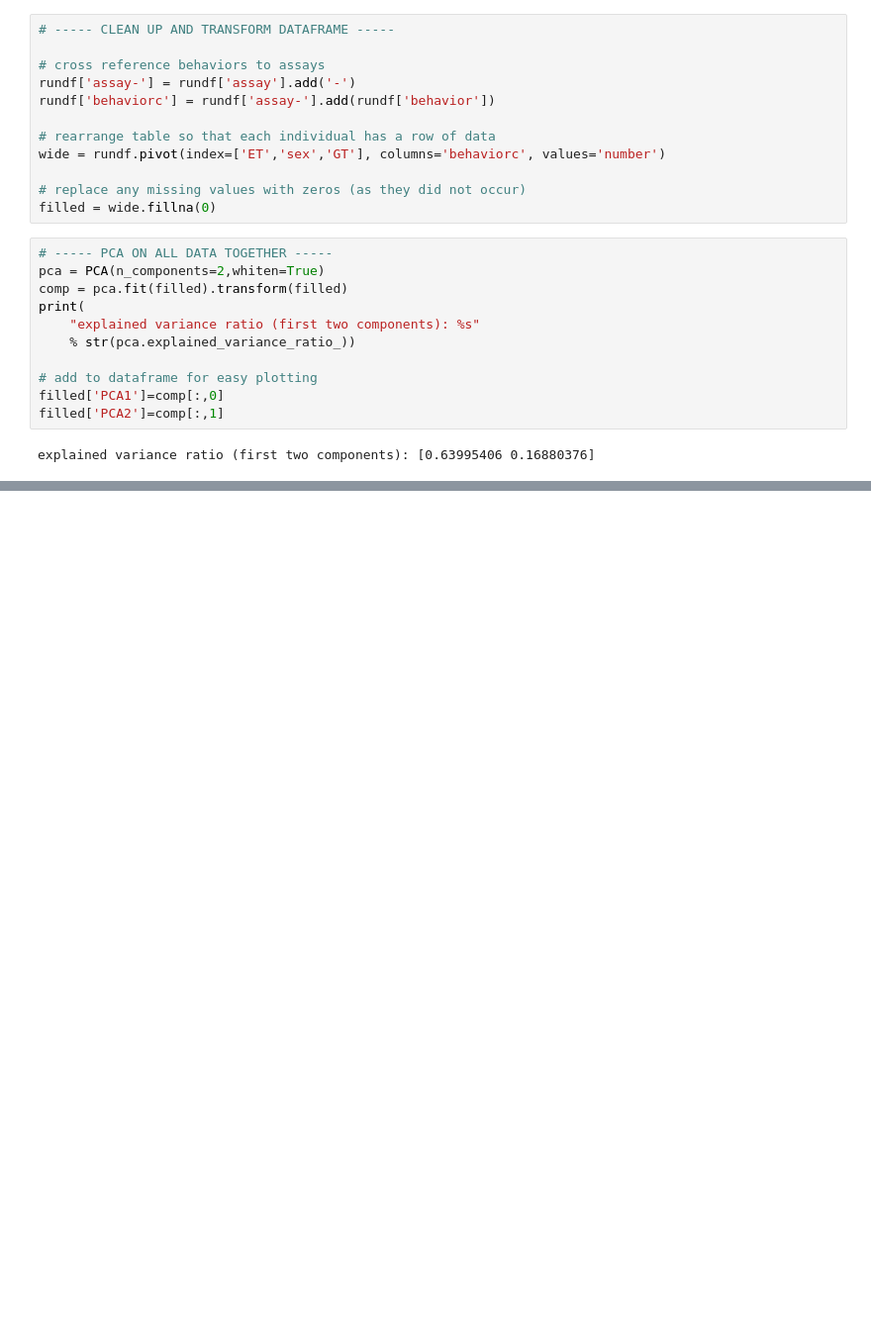
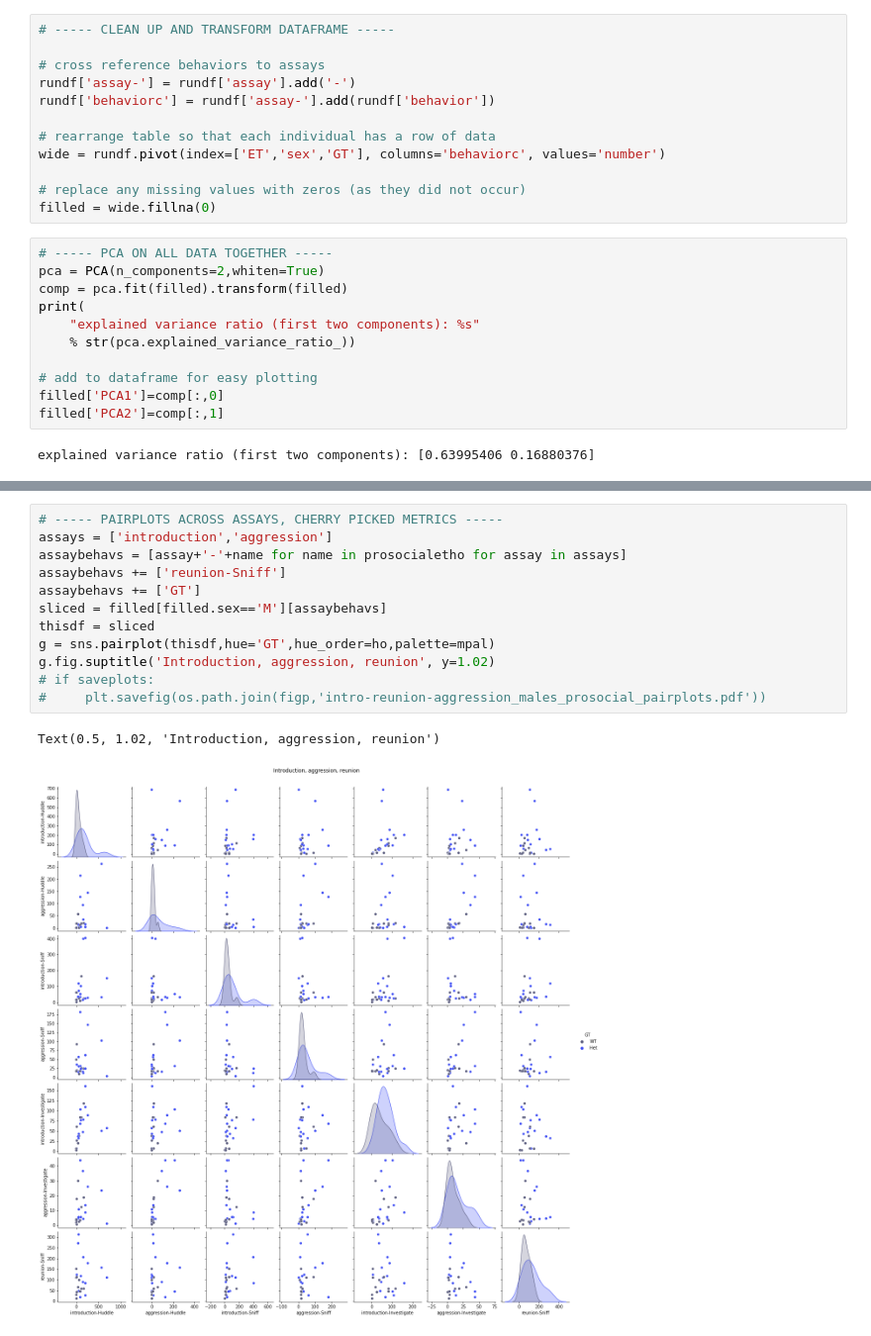
Before and after one commit to nhoglen/scn2a-paper-GWJSNH-code, a Jupyter notebook: scratch_longitudinal-analysis.ipynb, the cells around one changed output, grey strips where cells are left out. Shown at 99% size. Drawn from its saved outputs; the diff is of its cells as text; blank space fills up the shorter version.

```diff
--- a/scratch_longitudinal-analysis.ipynb
+++ b/scratch_longitudinal-analysis.ipynb
@@ -198,0 +227,15 @@ filled
+# %%
+# ----- PAIRPLOTS ACROSS ASSAYS, CHERRY PICKED METRICS -----
+assays = ['introduction','aggression']
+assaybehavs = [assay+'-'+name for name in prosocialetho for assay in assays]
+assaybehavs += ['reunion-Sniff']
+assaybehavs += ['GT']
+sliced = filled[filled.sex=='M'][assaybehavs]
+thisdf = sliced
+g = sns.pairplot(thisdf,hue='GT',hue_order=ho,palette=mpal)
+g.fig.suptitle('Introduction, aggression, reunion', y=1.02)
+# if saveplots:
+#     plt.savefig(os.path.join(figp,'intro-reunion-aggression_males_prosocial_pairplots.pdf'))
+# %% [output]
+Text(0.5, 1.02, 'Introduction, aggression, reunion')
+[figure, added]
```
Also changed, not shown: parts of 11 cells of this notebook, 3 other files.
